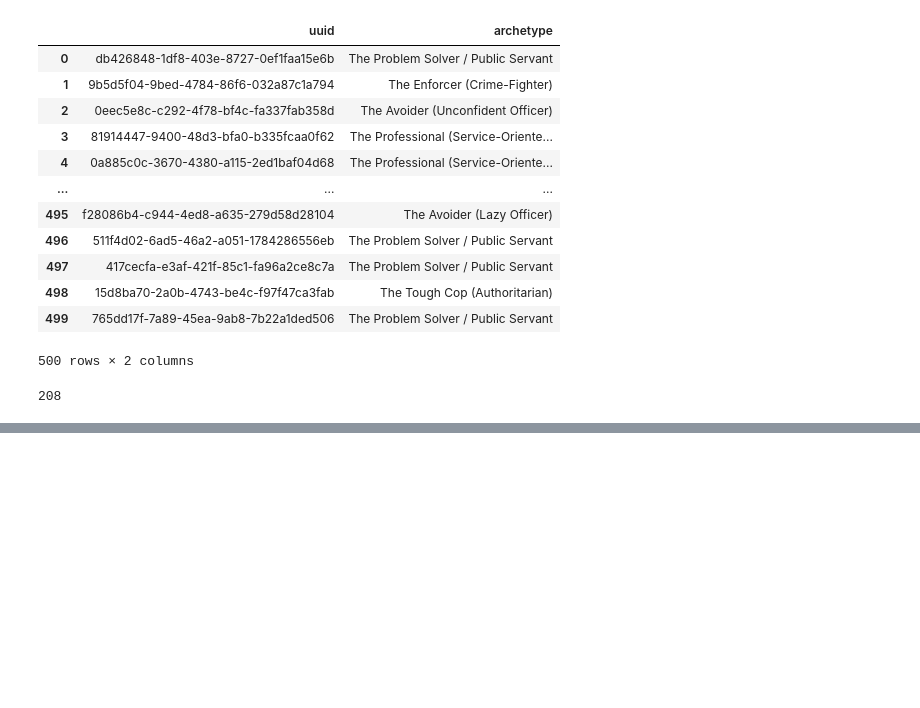
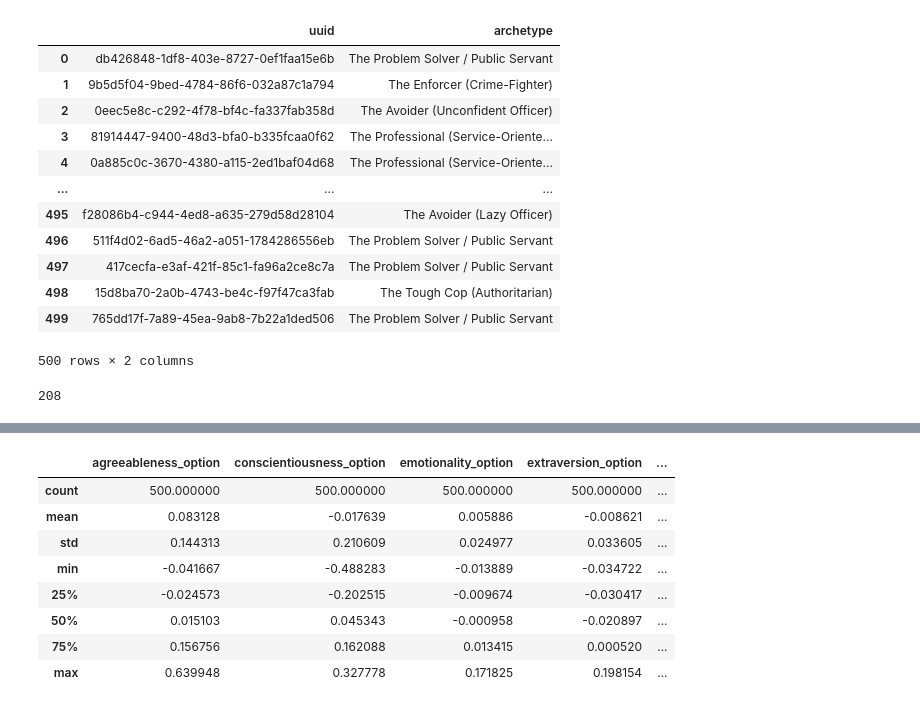
Before and after one commit to amir-abdullah-thoughtworks/psychometrics_for_LLMs, a Jupyter notebook: llm_psychometrics/notebooks/analysis/sjt_correlation_analysis_v1.ipynb, the cells around one changed output, grey strips where cells are left out. Cells and saved outputs as stored; diff of their text form; code cells hidden in the pictures; blank space fills up the shorter version.

```diff
--- a/llm_psychometrics/notebooks/analysis/sjt_correlation_analysis_v1.ipynb
+++ b/llm_psychometrics/notebooks/analysis/sjt_correlation_analysis_v1.ipynb
@@ -310,0 +359,12 @@ sum(similarity_result['persona_archetype'] == similarity_result['most_similar_tr
+# %%
+trait_sjt_score_diff.describe()
+# %% [output]
+|  | agreeableness_option | conscientiousness_option | emotionality_option | extraversion_option | ... |
+| count | 500.000000 | 500.000000 | 500.000000 | 500.000000 | ... |
+| mean | 0.083128 | -0.017639 | 0.005886 | -0.008621 | ... |
+| std | 0.144313 | 0.210609 | 0.024977 | 0.033605 | ... |
+| min | -0.041667 | -0.488283 | -0.013889 | -0.034722 | ... |
+| 25% | -0.024573 | -0.202515 | -0.009674 | -0.030417 | ... |
+| 50% | 0.015103 | 0.045343 | -0.000958 | -0.020897 | ... |
+| 75% | 0.156756 | 0.162088 | 0.013415 | 0.000520 | ... |
+| max | 0.639948 | 0.327778 | 0.171825 | 0.198154 | ... |
```
Also changed, not shown: parts of 18 cells of this notebook.
